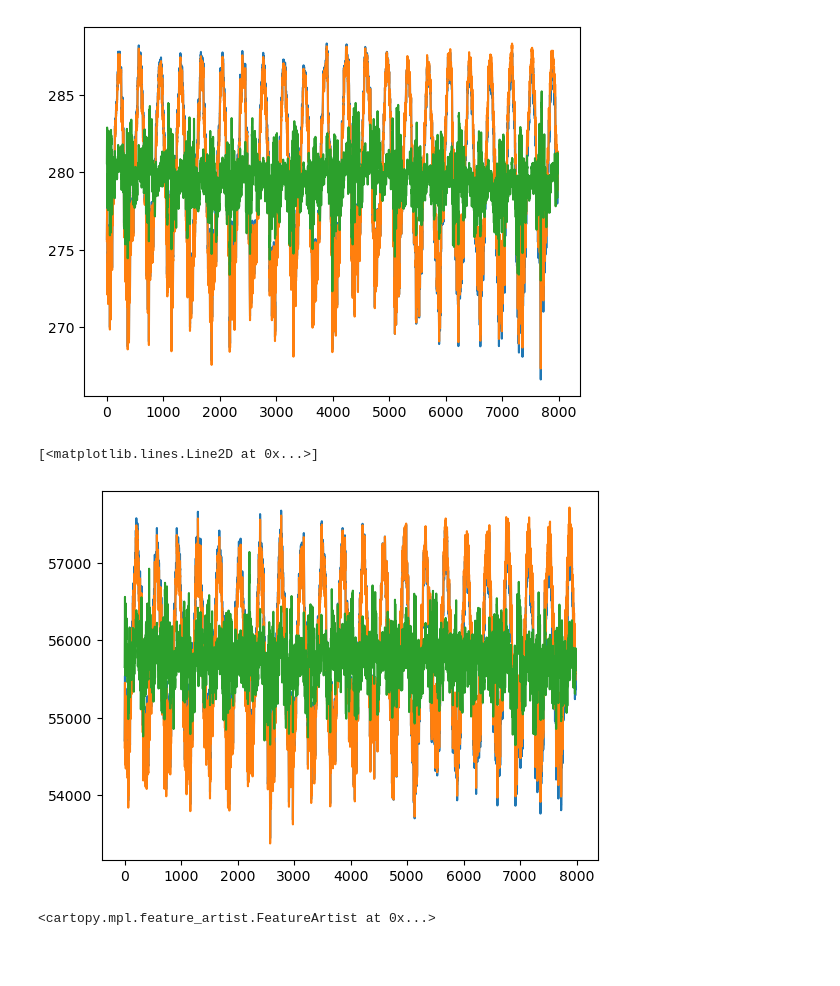
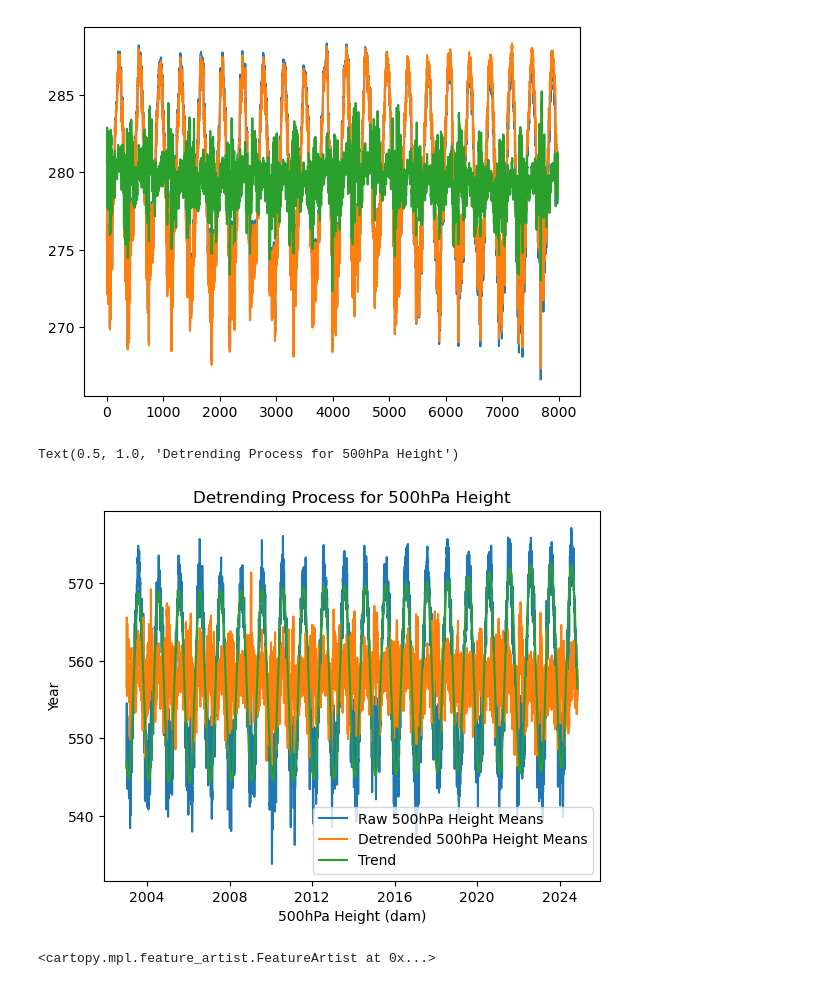
Before and after one commit to aeol1an/NorcalFireRegimes, a Jupyter notebook: eda.ipynb, the cells around one changed output. Cells and saved outputs as stored; diff of their text form; code cells hidden in the pictures; blank space fills up the shorter version.

```diff
--- a/eda.ipynb
+++ b/eda.ipynb
@@ -345,15 +345,26 @@ plt.plot(np.mean(t2m_full_detrend, axis=(1,2)))
 # %% [output]
 [<matplotlib.lines.Line2D at 0x...>]
 [figure]
-# %%
-t2m_long_detrend, coeffs = tu.quadratic_detrend(hgt['z'][:,0,:,:].values)
-t2m_full_detrend, diffs = tu.seasonal_detrend(t2m_long_detrend)
-plt.plot(np.mean(t2m_long_detrend, axis=(1,2)))
-plt.plot(np.mean(hgt['z'][:,0,:,:].values, axis=(1,2)))
-plt.plot(np.mean(t2m_full_detrend, axis=(1,2)))
-# %% [output]
-[<matplotlib.lines.Line2D at 0x...>]
-[figure, removed]
+# %%
+t2m_long_detrend, coeffs = tu.quadratic_detrend(hgt['z'][:,0,:,:].values)
+t2m_full_detrend, diffs = tu.seasonal_detrend(t2m_long_detrend)
+
+trend = np.arange(len(hgt.coords['valid_time'].values))
+a, b, c = coeffs
+trend = a*trend**2 + b*trend + c
+trend = (trend+diffs+ np.mean(t2m_full_detrend))/100
+
+
+plt.plot(hgt.coords['valid_time'].values, np.mean(hgt['z'][:,0,:,:].values, axis=(1,2))/100, label='Raw 500hPa Height Means')
+plt.plot(hgt.coords['valid_time'].values, np.mean(t2m_full_detrend, axis=(1,2))/100, label='Detrended 500hPa Height Means')
+plt.plot(hgt.coords['valid_time'].values, trend, label="Trend")
+plt.legend()
+plt.xlabel("500hPa Height (dam)")
+plt.ylabel("Year")
+plt.title("Detrending Process for 500hPa Height")
+# %% [output]
+Text(0.5, 1.0, 'Detrending Process for 500hPa Height')
+[figure, added]
 # %%
 lonlon_frp, latlat_frp = np.meshgrid(norcal_frp.coords['longitude'].values, norcal_frp['latitude'].values)
 fig = plt.figure(figsize=(12,5))
```
Also changed, not shown: 2 other files.
